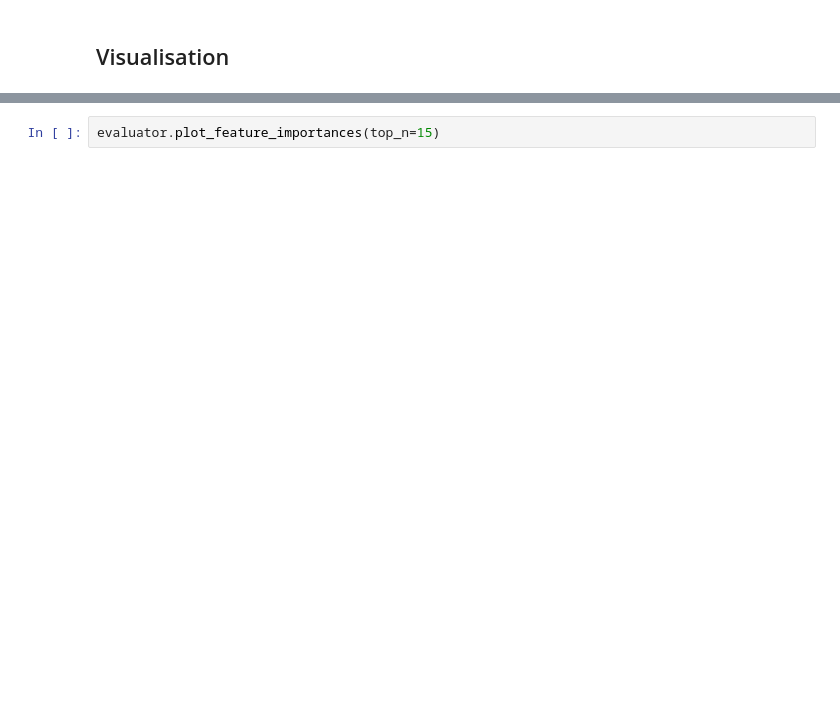
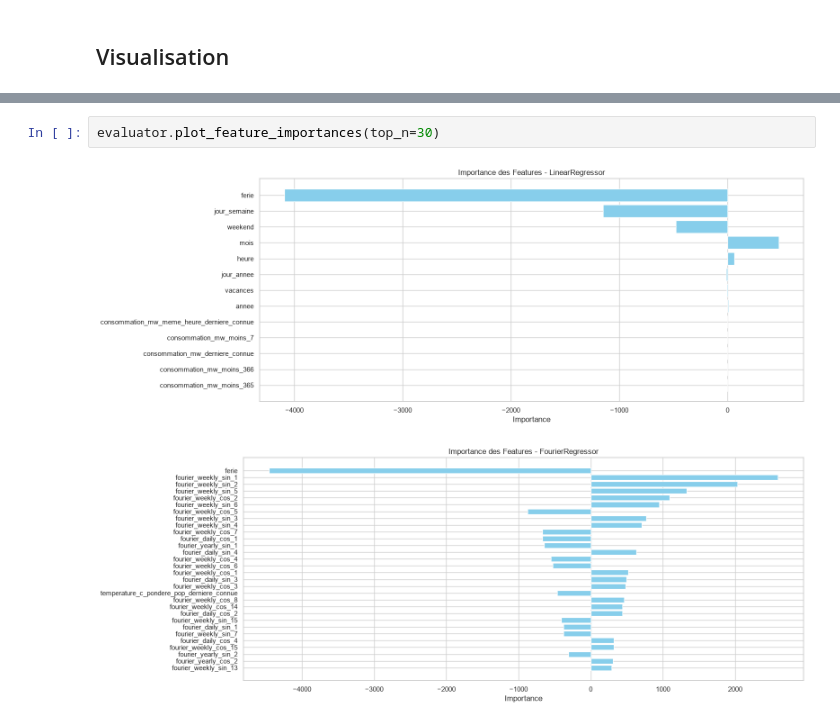
Before and after one commit to LeStolz/ConsommationElectrique, a Jupyter notebook: notebooks/02_evaluation.ipynb, the cells around one changed output, grey strips where cells are left out. Cells and saved outputs as stored; diff of their text form; blank space fills up the shorter version.

```diff
--- a/notebooks/02_evaluation.ipynb
+++ b/notebooks/02_evaluation.ipynb
@@ -164,4 +195,7 @@ evaluator.plot_predictions(use_test=False, start_date=start_zoom, end_date=end_z
 # %%
-evaluator.plot_feature_importances(top_n=15)
+evaluator.plot_feature_importances(top_n=30)
+# %% [output]
+[figure, added]
+[figure, added]
 # %%
 evaluator.plot_train_val_test_metrics()
```
Also changed, not shown: parts of 18 cells of this notebook, 13 other files.
